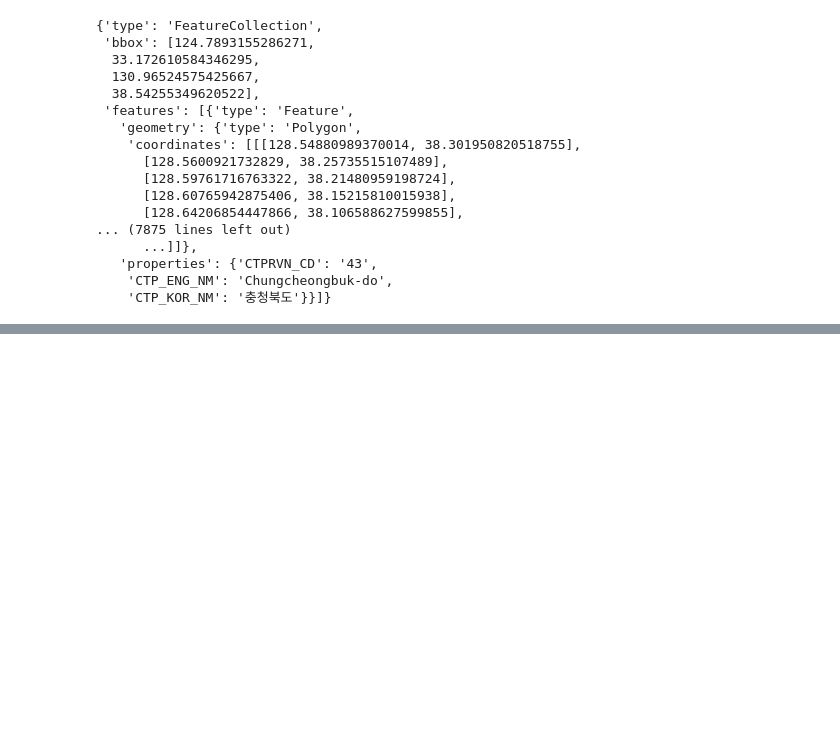
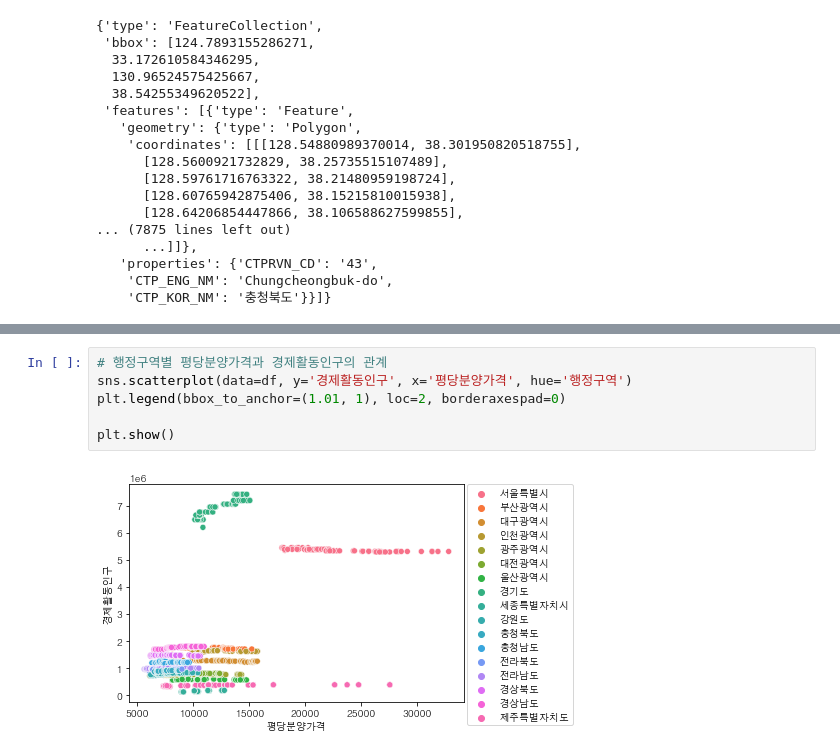
Before and after one commit to winwin-jang-gu/APT_price, a Jupyter notebook: project/apt_visual.ipynb, the cells around one changed output, grey strips where cells are left out. Cells and saved outputs as stored; diff of their text form; blank space fills up the shorter version.

```diff
--- a/project/apt_visual.ipynb
+++ b/project/apt_visual.ipynb
@@ -130,0 +183,8 @@ map
+# %%
+# 행정구역별 평당분양가격과 경제활동인구의 관계
+sns.scatterplot(data=df, y='경제활동인구', x='평당분양가격', hue='행정구역')
+plt.legend(bbox_to_anchor=(1.01, 1), loc=2, borderaxespad=0)
+
+plt.show()
+# %% [output]
+[figure, added]
```
Also changed, not shown: parts of 9 cells of this notebook, 1 other file.
